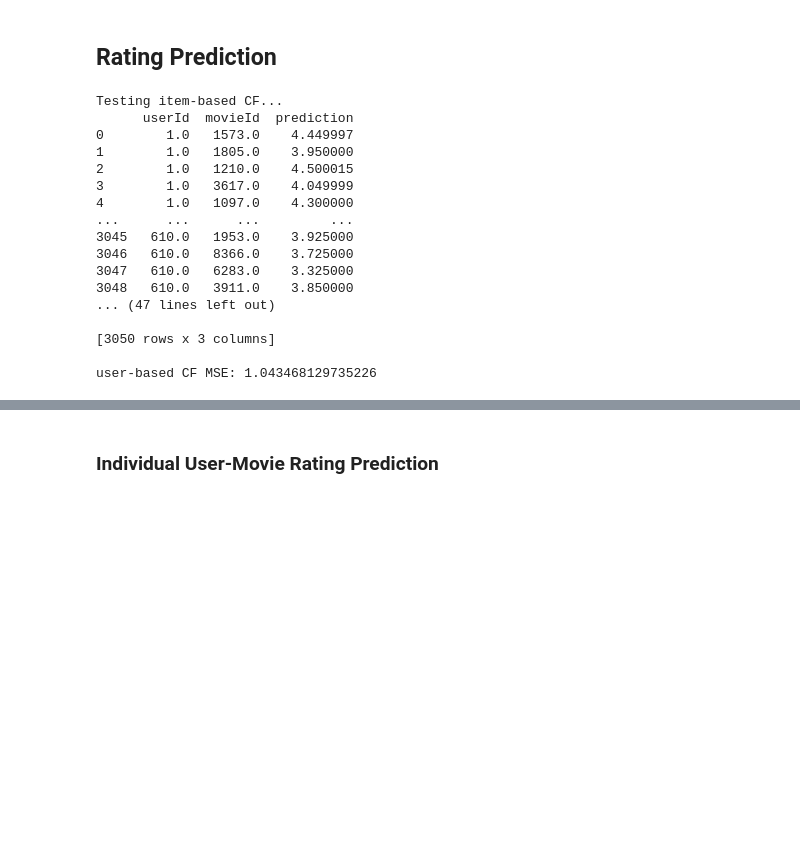
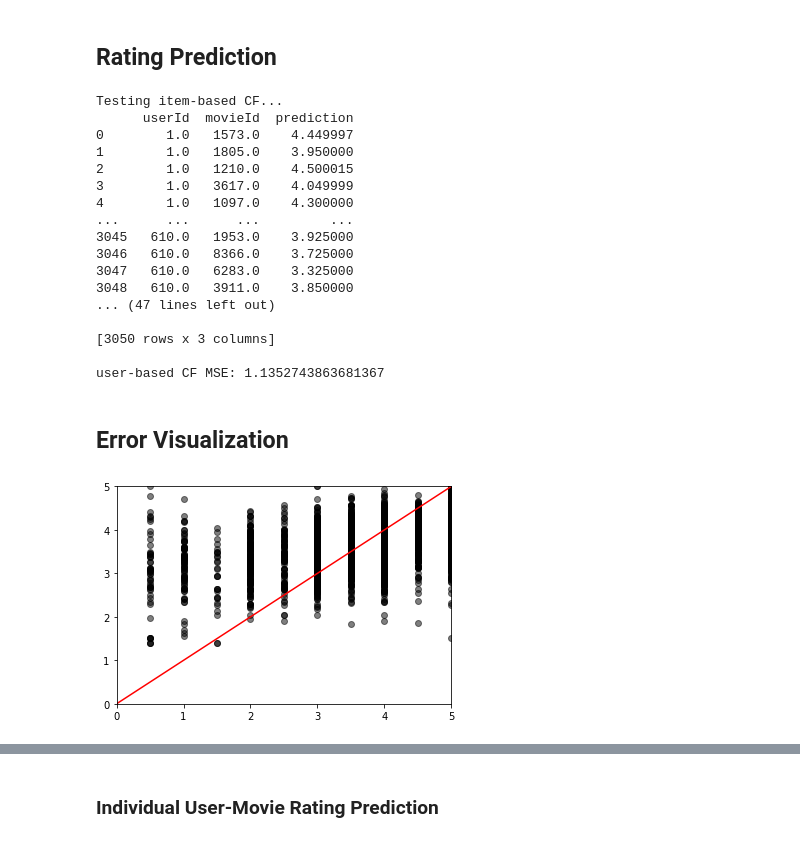
Before and after one commit to lucaimbrogno/recommendation-system, a Jupyter notebook: item_based_CF.ipynb, the cells around one changed output, grey strips where cells are left out. Cells and saved outputs as stored; diff of their text form; code cells hidden in the pictures; blank space fills up the shorter version.

Commit message:
Added error viz

```diff
--- a/item_based_CF.ipynb
+++ b/item_based_CF.ipynb
@@ -333,7 +333,7 @@ def predict_rating(userId, movieId, similarities_df, ratings, based):
             # Delete the same userId
             movie_ratings.drop(movie_ratings[movie_ratings.similarity > 0.99999].index, inplace = True)
 
-            N = 20
+            N = 5
 
             # Get the N most similar users that have rated the movie and calculate the similarity-weighted rating prediction
             neighbors = movie_ratings.sort_values(by='similarity', ascending=False).head(N)
@@ -369,8 +369,6 @@ def testing(ratings, test_ratings, actual_ratings, similarities, based):
     print(test_df)
     print(actual_ratings)
 
-    # RMSE Evaluation
-
     #np.savetxt("foo.csv", np.array(predictions), delimiter=",")
     #b = True if True in np.isnan(np.array(predictions)) else False
     #print(b)
@@ -379,15 +377,19 @@ def testing(ratings, test_ratings, actual_ratings, similarities, based):
     avg_pred = np.nanmean(predictions)
     predictions = [avg_pred if math.isnan(x) else x for x in predictions]
 
+    # RMSE Evaluation
     actual = actual_ratings['rating'].tolist()
     mse = mean_squared_error(predictions, actual)
+
     print()
     print('{}-based CF MSE: {}'.format(based, str(mse)))
     print()
 
+    return predictions
 
-testing(movie_ratings, test_ratings, actual_ratings, similarities_item, 'item')
-testing(user_ratings, test_ratings, actual_ratings, similarities_user, 'user')
+
+item_predictions = testing(movie_ratings, test_ratings, actual_ratings, similarities_item, 'item')
+user_predictions = testing(user_ratings, test_ratings, actual_ratings, similarities_user, 'user')
 # %% [output]
 Testing item-based CF...
       userId  movieId  prediction
@@ -405,4 +407,18 @@ Testing item-based CF...
 
 [3050 rows x 3 columns]
 
-user-based CF MSE: 1.043468129735226
+user-based CF MSE: 1.1352743863681367
+# %% [markdown]
+## Error Visualization
+# %%
+actuals = actual_ratings['rating'].tolist()
+
+# Scatter plot with actual ratings on x axis and predictions on y axis
+plt.figure()
+plt.scatter(actuals, item_predictions, color = 'k', alpha=0.5)
+plt.plot([0, 5], [0, 5], 'k-', color = 'r')
+plt.xlim(0, 5)
+plt.ylim(0, 5)
+plt.show()
+# %% [output]
+[figure, added]
```
Also changed, not shown: parts of 1 cell of this notebook.
